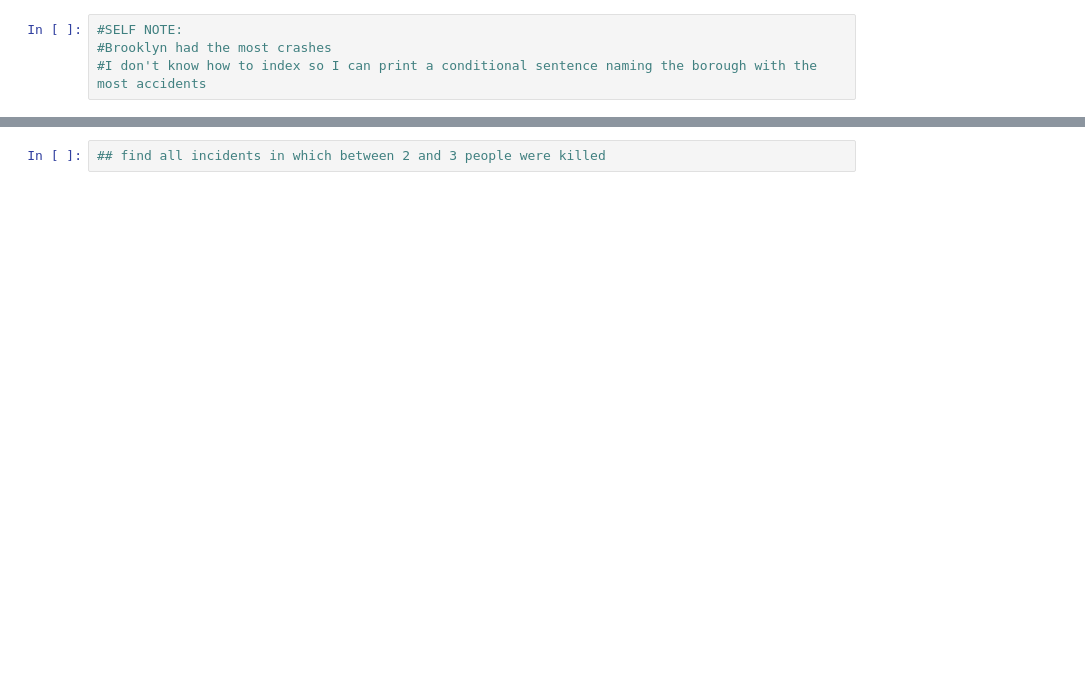
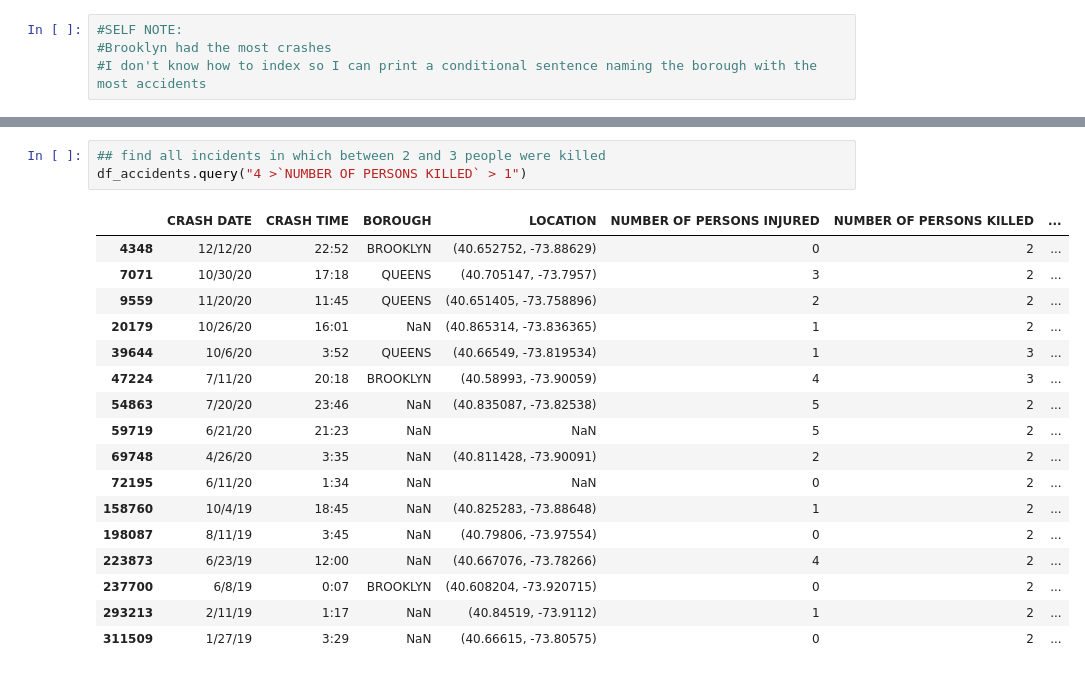
Before and after one commit to sashalcohen/HOMEWORK, a Jupyter notebook: hw-for-wk07-filter-subset-count-SASHACOHEN.ipynb, the cells around one changed output, grey strips where cells are left out. Cells and saved outputs as stored; diff of their text form; blank space fills up the shorter version.

```diff
--- a/hw-for-wk07-filter-subset-count-SASHACOHEN.ipynb
+++ b/hw-for-wk07-filter-subset-count-SASHACOHEN.ipynb
@@ -156,2 +328,21 @@ df_unusualvehicles = (df_accidents["VEHICLE TYPE CODE 1"].value_counts()).head(7
 # %%
 ## find all incidents in which between 2 and 3 people were killed
+df_accidents.query("4 >`NUMBER OF PERSONS KILLED` > 1")
+# %% [output]
+|  | CRASH DATE | CRASH TIME | BOROUGH | LOCATION | NUMBER OF PERSONS INJURED | NUMBER OF PERSONS KILLED | ... |
+| 4348 | 12/12/20 | 22:52 | BROOKLYN | (40.652752, -73.88629) | 0 | 2 | ... |
+| 7071 | 10/30/20 | 17:18 | QUEENS | (40.705147, -73.7957) | 3 | 2 | ... |
+| 9559 | 11/20/20 | 11:45 | QUEENS | (40.651405, -73.758896) | 2 | 2 | ... |
+| 20179 | 10/26/20 | 16:01 | NaN | (40.865314, -73.836365) | 1 | 2 | ... |
+| 39644 | 10/6/20 | 3:52 | QUEENS | (40.66549, -73.819534) | 1 | 3 | ... |
+| 47224 | 7/11/20 | 20:18 | BROOKLYN | (40.58993, -73.90059) | 4 | 3 | ... |
+| 54863 | 7/20/20 | 23:46 | NaN | (40.835087, -73.82538) | 5 | 2 | ... |
+| 59719 | 6/21/20 | 21:23 | NaN | NaN | 5 | 2 | ... |
+| 69748 | 4/26/20 | 3:35 | NaN | (40.811428, -73.90091) | 2 | 2 | ... |
+| 72195 | 6/11/20 | 1:34 | NaN | NaN | 0 | 2 | ... |
+| 158760 | 10/4/19 | 18:45 | NaN | (40.825283, -73.88648) | 1 | 2 | ... |
+| 198087 | 8/11/19 | 3:45 | NaN | (40.79806, -73.97554) | 0 | 2 | ... |
+| 223873 | 6/23/19 | 12:00 | NaN | (40.667076, -73.78266) | 4 | 2 | ... |
+| 237700 | 6/8/19 | 0:07 | BROOKLYN | (40.608204, -73.920715) | 0 | 2 | ... |
+| 293213 | 2/11/19 | 1:17 | NaN | (40.84519, -73.9112) | 1 | 2 | ... |
+| 311509 | 1/27/19 | 3:29 | NaN | (40.66615, -73.80575) | 0 | 2 | ... |
```
Also changed, not shown: parts of 16 cells of this notebook.
